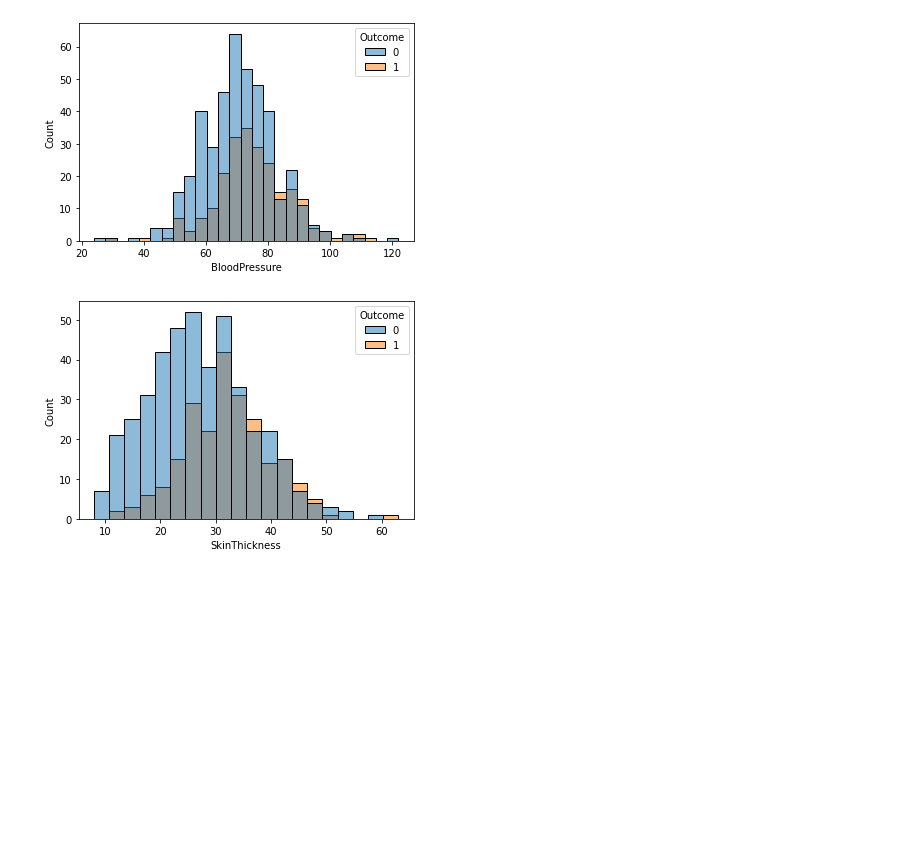
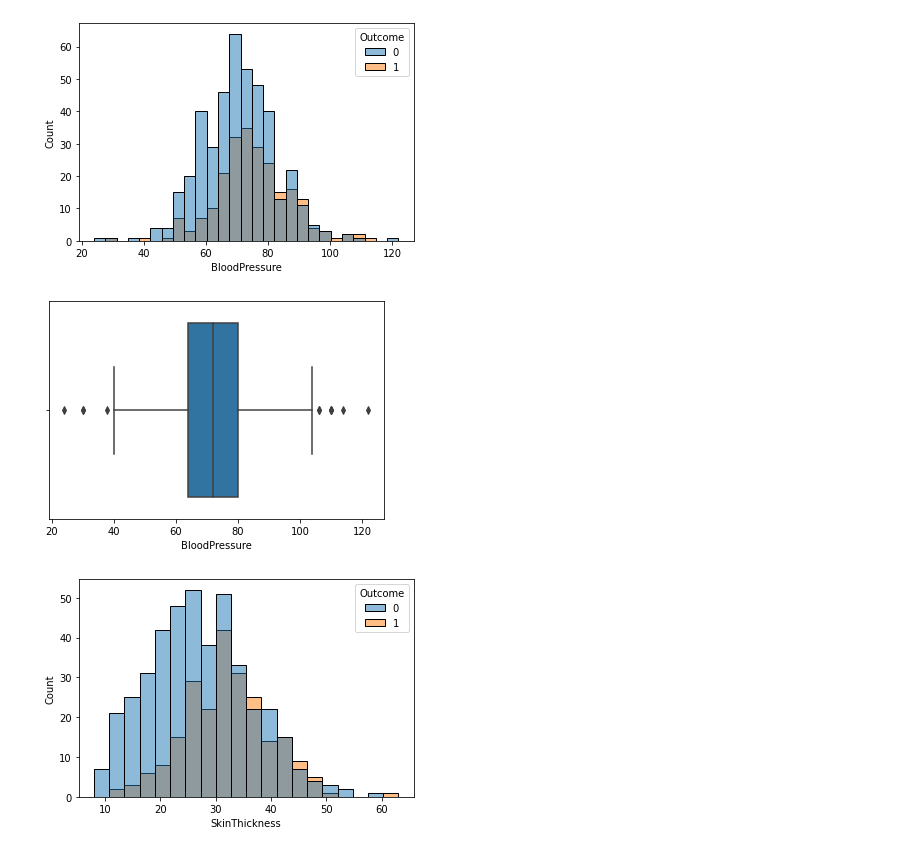
Before and after one commit to franklinzppa/diabetes-classification, a Jupyter notebook: diabetes-clf.ipynb, the cells around one changed output. Cells and saved outputs as stored; diff of their text form; code cells hidden in the pictures; blank space fills up the shorter version.

```diff
--- a/diabetes-clf.ipynb
+++ b/diabetes-clf.ipynb
@@ -323,6 +354,10 @@ _ = sns.histplot(X_train_tr_full, x="Glucose", hue="Outcome")
 _ = sns.histplot(X_train_tr_full, x="BloodPressure", hue="Outcome")
 # %% [output]
 [figure]
+# %%
+_ = sns.boxplot(data=X_train_tr_full, x="BloodPressure")
+# %% [output]
+[figure, added]
 # %%
 _ = sns.histplot(X_train_tr_full, x="SkinThickness", hue="Outcome")
 # %% [output]
```
Also changed, not shown: parts of 37 cells of this notebook.
